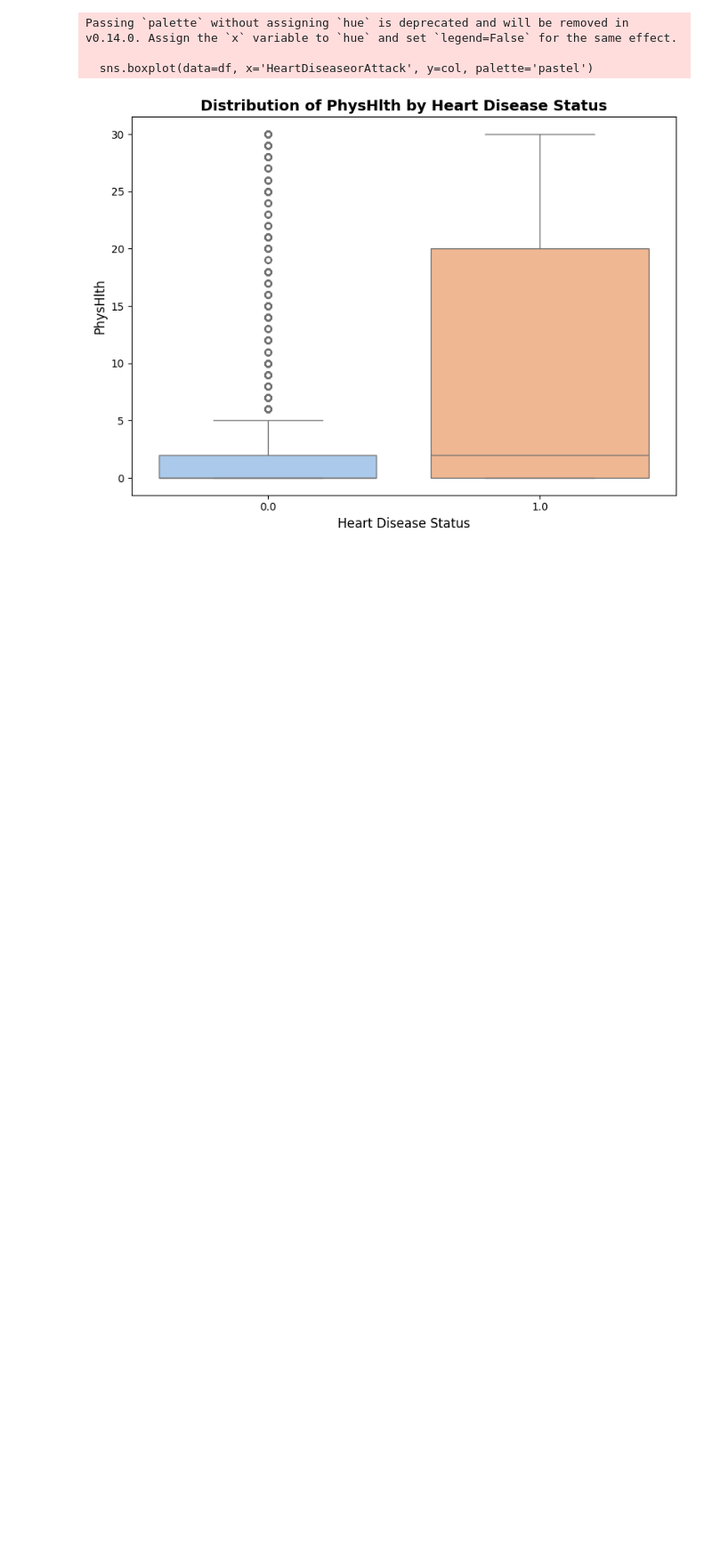
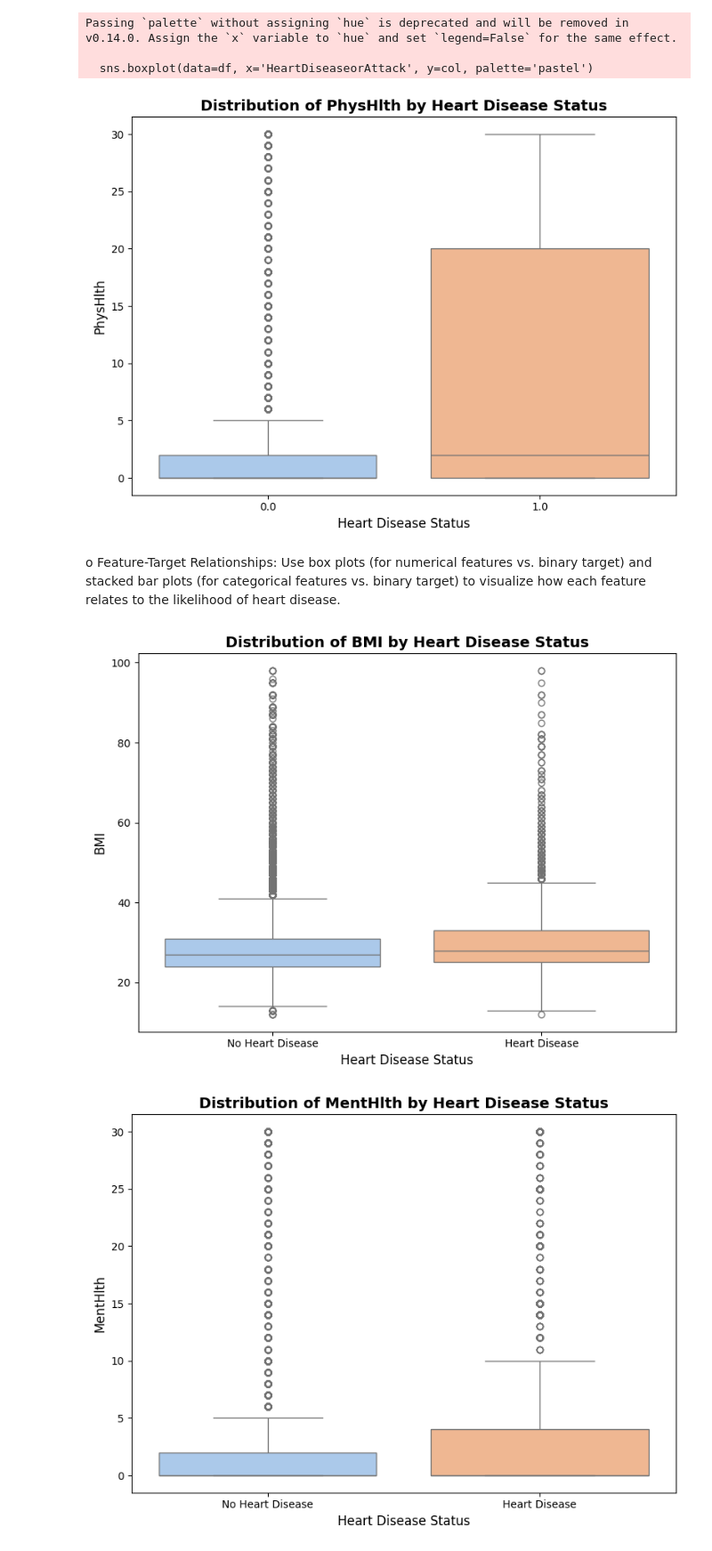
Before and after one commit to Ninja-draw-coder/PythonProjects, a Jupyter notebook: HeartDisease.ipynb, the cells around one changed output. Shown at 89% size. Saved outputs shown, nothing was run; the diff lists cells and outputs as text; code cells hidden in the pictures; blank space fills up the shorter version.

```diff
--- a/HeartDisease.ipynb
+++ b/HeartDisease.ipynb
@@ -493,3 +496,79 @@ Passing `palette` without assigning `hue` is deprecated and will be removed in v
 
   sns.boxplot(data=df, x='HeartDiseaseorAttack', y=col, palette='pastel')
 [figure]
+# %% [markdown]
+o	Feature-Target Relationships: Use box plots (for numerical features vs. binary target) and stacked bar plots (for categorical features vs. binary target) to visualize how each feature relates to the likelihood of heart disease.
+# %%
+import pandas as pd
+import matplotlib.pyplot as plt
+import seaborn as sns
+
+# Load the dataset
+df = pd.read_csv('heartdisease.csv')
+
+# --- Data Preparation (Descriptive Labels for 'df') ---
+# This DataFrame 'df' will be used for plots requiring descriptive labels.
+
+# Convert binary flags to category type and map 0/1 to descriptive labels
+binary_cols_to_map = {
+    'HeartDiseaseorAttack': {0: 'No Heart Disease', 1: 'Heart Disease'},
+    'HighBP': {0: 'No High BP', 1: 'High BP'},
+    'HighChol': {0: 'No High Chol', 1: 'High Chol'},
+    'Smoker': {0: 'Non-Smoker', 1: 'Smoker'},
+    'Diabetes': {0: 'No Diabetes', 1: 'Diabetes'},
+    'Fruits': {0: 'No Fruits', 1: 'Eats Fruits'},
+    'Veggies': {0: 'No Veggies', 1: 'Eats Veggies'},
+    'HvyAlcoholConsump': {0: 'No Heavy Alcohol', 1: 'Heavy Alcohol'},
+    'Sex': {0: 'Female', 1: 'Male'} # Assuming 0 for Female, 1 for Male based on common conventions
+}
+
+for col, mapping in binary_cols_to_map.items():
+    if col in df.columns:
+        df[col] = df[col].astype('category').map(mapping)
+
+# Convert other binned numeric columns to category type (Age, Education, Income)
+binned_cols = ['Age', 'Education', 'Income']
+for col in binned_cols:
+    if col in df.columns:
+        df[col] = df[col].astype('category')
+
+# --- 3. Feature-Target Relationships ---
+
+# 3a. Box Plots (Numerical Features vs. Binary Target)
+numerical_features = ['BMI', 'MentHlth', 'PhysHlth']
+
+for col in numerical_features:
+    plt.figure(figsize=(8, 6))
+    # Assign the 'x' variable ('HeartDiseaseorAttack') to 'hue' for correct palette application
+    sns.boxplot(data=df, x='HeartDiseaseorAttack', y=col, hue='HeartDiseaseorAttack', palette='pastel', legend=False)
+    plt.title(f'Distribution of {col} by Heart Disease Status', fontsize=14, fontweight='bold')
+    plt.xlabel('Heart Disease Status', fontsize=12)
+    plt.ylabel(col, fontsize=12)
+    plt.xticks(fontsize=10)
+    plt.yticks(fontsize=10)
+    plt.tight_layout()
+    plt.savefig(f'{col}_HeartDisease_BoxPlot.png')
+    plt.show()
+    plt.close()
+
+# 3b. Stacked Bar Plots (Categorical Features vs. Binary Target)
+categorical_features_for_plotting = df.select_dtypes(include='category').columns.drop('HeartDiseaseorAttack', errors='ignore')
+
+# Use a discrete color palette suitable for two categories
+discrete_palette_choice = 'Set2'
+
+for col in categorical_features_for_plotting:
+    plt.figure(figsize=(10, 6))
+    sns.countplot(data=df, x=col, hue='HeartDiseaseorAttack', palette=discrete_palette_choice)
+    plt.title(f'Distribution of Heart Disease by {col}', fontsize=14)
+    plt.xlabel(col, fontsize=12)
+    plt.ylabel('Count', fontsize=12)
+    plt.xticks(rotation=45, ha='right', fontsize=10)
+    plt.yticks(fontsize=10)
+    plt.tight_layout()
+    plt.savefig(f'{col}_HeartDisease_Stacked_Chart.png')
+    plt.show()
+    plt.close()
+# %% [output]
+[figure, added]
+[figure, added]
```
Also changed, not shown: parts of 3 cells of this notebook.
